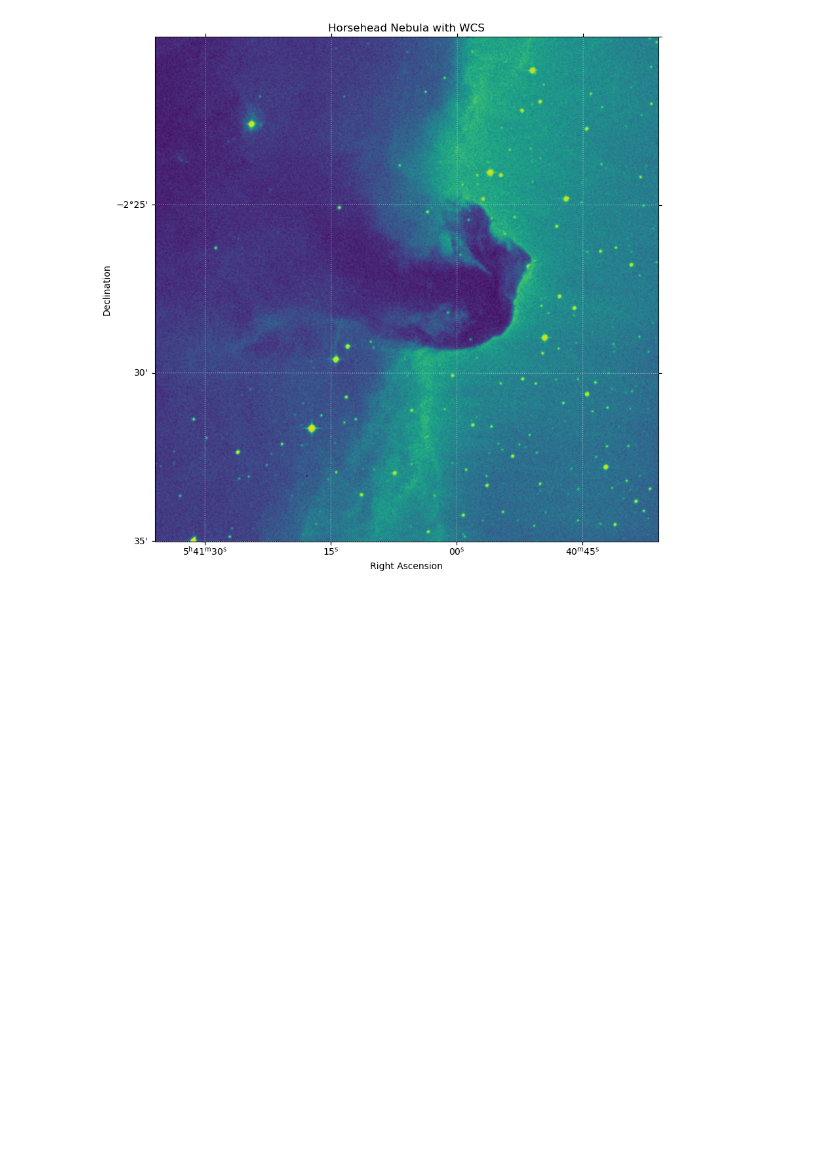
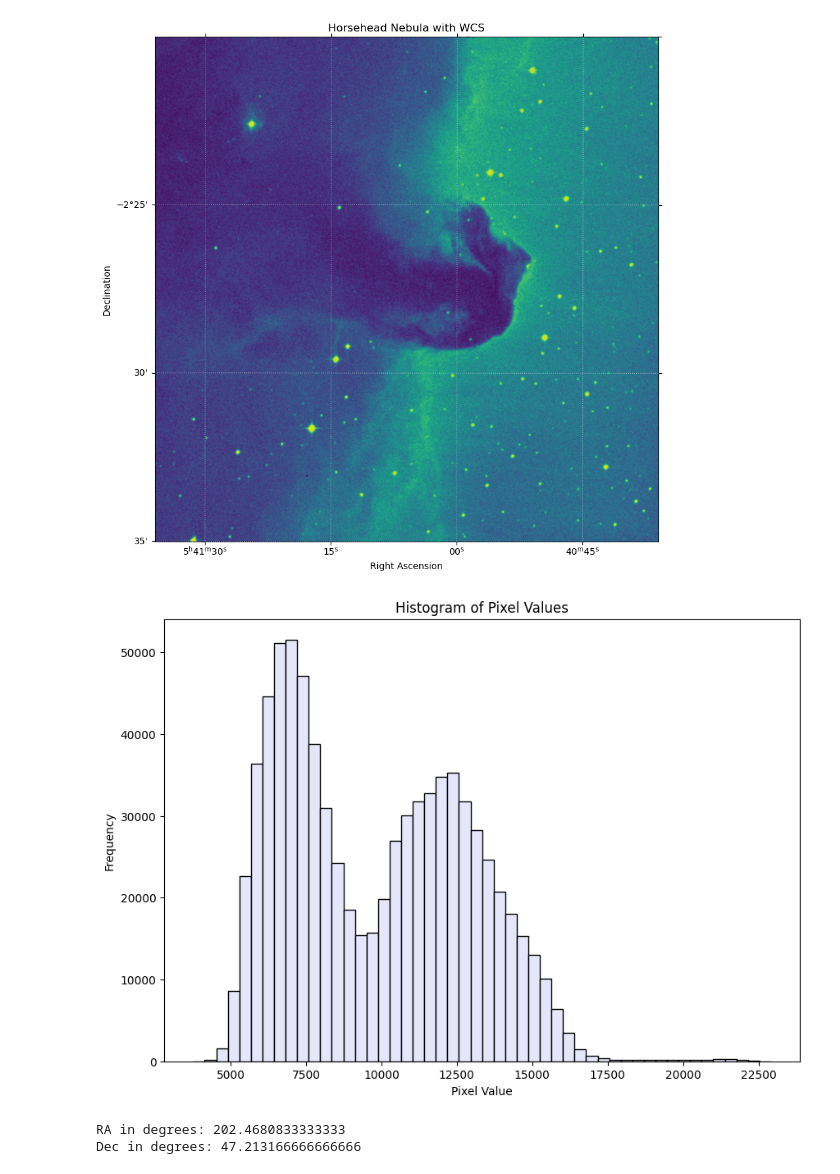
Before and after one commit to xondikoi03/introtoastro_tutorials, a Jupyter notebook: IntroAstro_Tutorial_2.ipynb, the cells around one changed output. Cells and saved outputs as stored; diff of their text form; code cells hidden in the pictures; blank space fills up the shorter version.

```diff
--- a/IntroAstro_Tutorial_2.ipynb
+++ b/IntroAstro_Tutorial_2.ipynb
@@ -52,3 +73,0 @@ plt.show()
-# %%
-file1 = fits.open("Resources/HorseHead.fits")
-file1.info()
@@ -106,3 +110,28 @@ WARNING: FITSFixedWarning: 'datfix' made the change 'Set MJD-OBS to 48247.575694
 # %%
 image_data = file1[0].data
 arr1 = np.ravel(image_data)
+# %%
+plt.figure(figsize=(10, 7))
+plt.hist(arr1, bins=50, color='lavender', edgecolor='black')
+plt.xlabel("Pixel Value")
+plt.ylabel("Frequency")
+plt.title("Histogram of Pixel Values")
+plt.show()
+# %% [output]
+[figure, added]
+# %%
+# Converting from HMS-DMS to RA-Dec
+
+RA_hms = '13:29:52.34'
+Dec_dms = '+47:12:47.4'
+
+coordinates=SkyCoord(ra=RA_hms, dec=Dec_dms, unit=(u.hourangle, u.deg))
+
+RA_deg = coordinates.ra.deg
+Dec_deg = coordinates.dec.deg
+
+print(f"RA in degrees: {RA_deg}")
+print(f"Dec in degrees: {Dec_deg}")
+# %% [output]
+RA in degrees: 202.4680833333333
+Dec in degrees: 47.213166666666666
```
Also changed, not shown: parts of 10 cells of this notebook.
